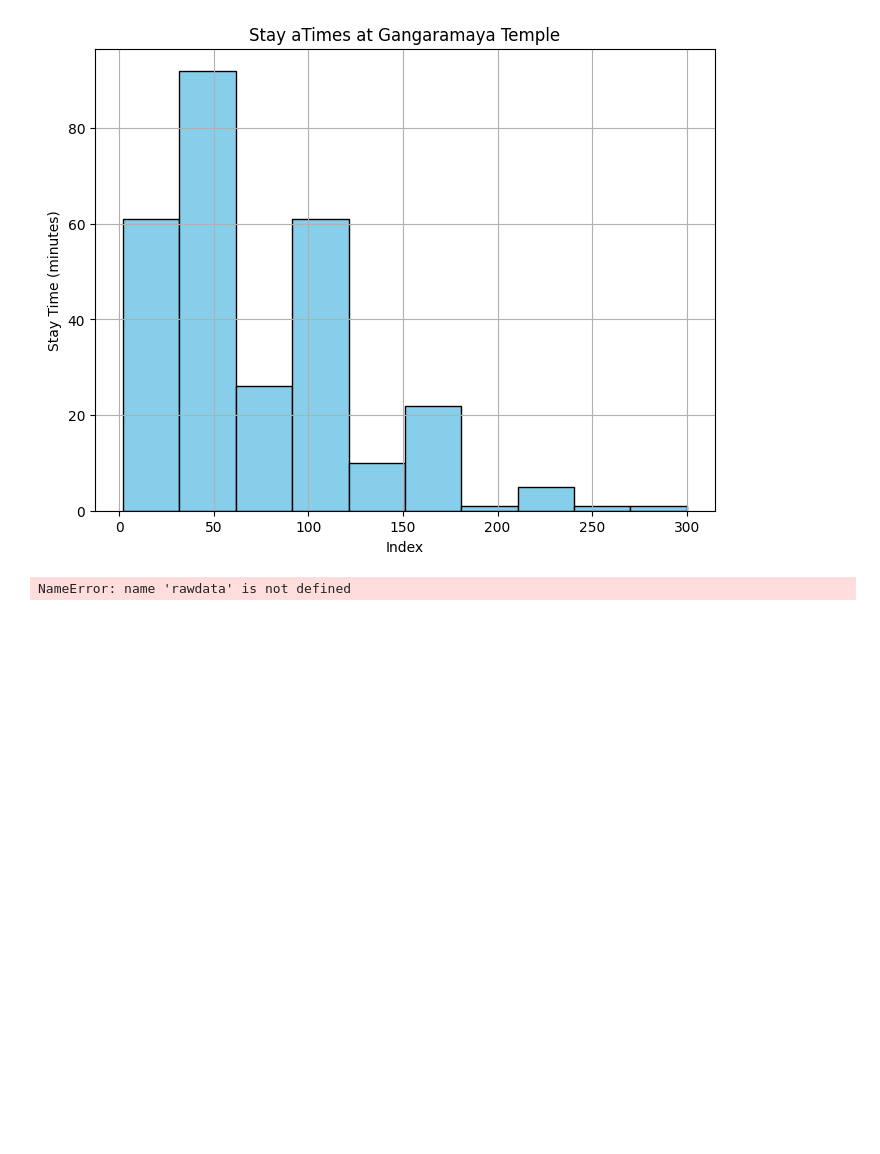
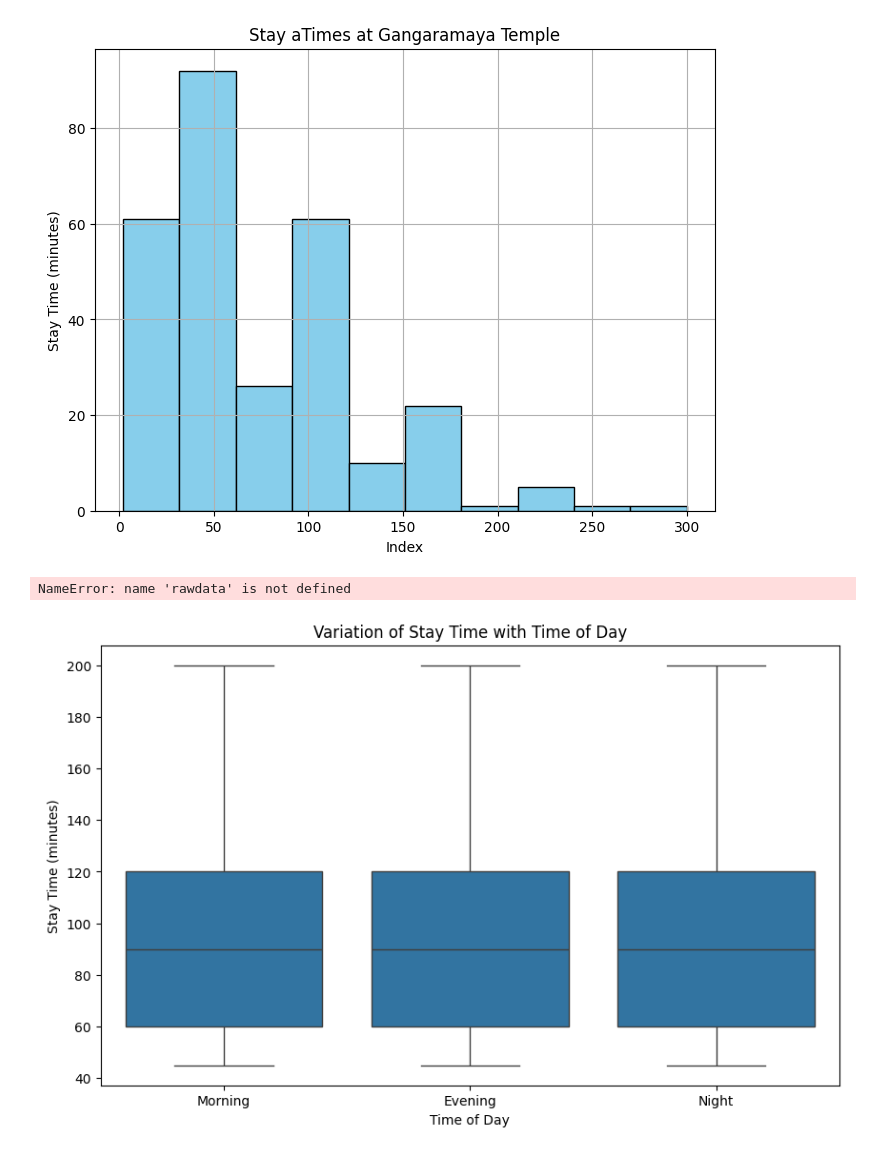
Before and after one commit to harees-srini/FYP-implementation, a Jupyter notebook: NN_prediction.ipynb, the cells around one changed output. Drawn from its saved outputs; the diff is of its cells as text; code cells hidden in the pictures; blank space fills up the shorter version.

```diff
--- a/NN_prediction.ipynb
+++ b/NN_prediction.ipynb
@@ -353,3 +261,12 @@ plt.grid(True)
 plt.show()
 # %% [output]
 NameError: name 'rawdata' is not defined
+# %%
+plt.figure(figsize=(10, 6))
+sns.boxplot(x='timeOfDay', y='stayTime', data=df)
+plt.title('Variation of Stay Time with Time of Day')
+plt.xlabel('Time of Day')
+plt.ylabel('Stay Time (minutes)')
+plt.show()
+# %% [output]
+[figure, added]
```
Also changed, not shown: parts of 22 cells of this notebook.
